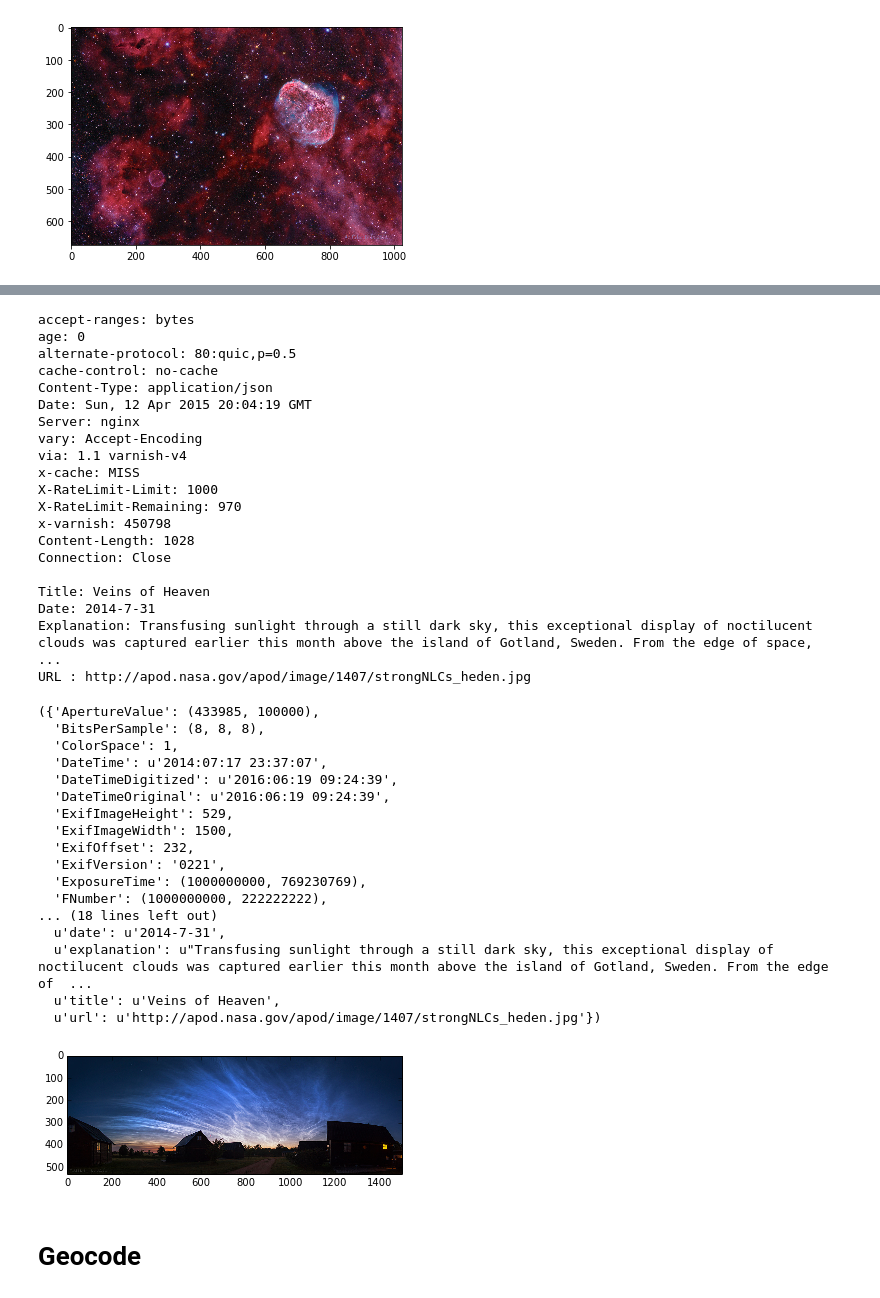
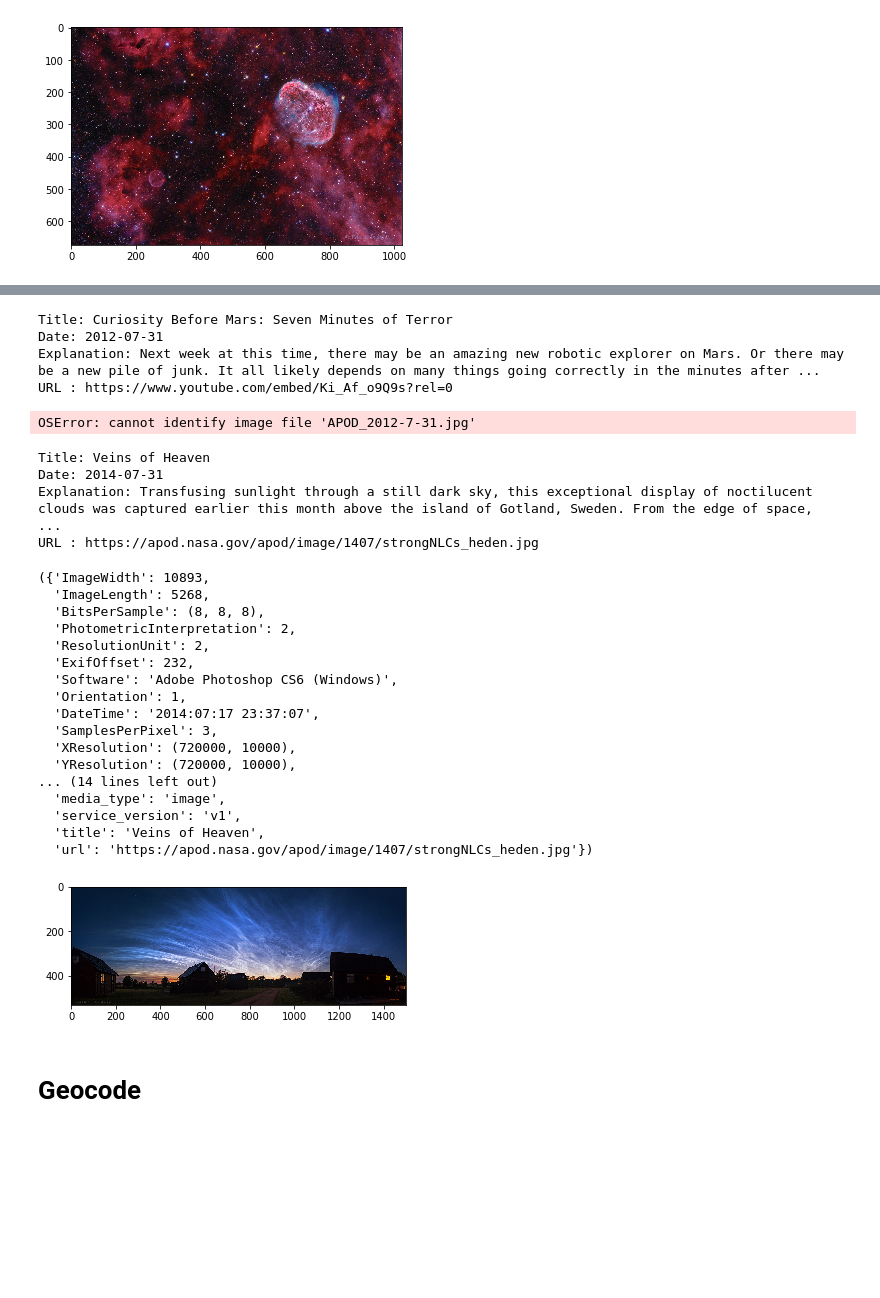
Before and after one commit to crispybacon/ApolloRepo, a Jupyter notebook: important_stuff/NASA endpoints.ipynb, the cells around one changed output, grey strips where cells are left out. Cells and saved outputs as stored; diff of their text form; code cells hidden in the pictures; blank space fills up the shorter version.

Commit message:
Corrected NASA APOD to work with Python3

```diff
--- a/important_stuff/NASA endpoints.ipynb
+++ b/important_stuff/NASA endpoints.ipynb
@@ -48,7 +50,10 @@ def APOD(date, key, hd=False, debug=False):
     PIL_format=PIL.Image.open(fname)
     exif_data = PIL_format._getexif()
     ret = {}
-    for tag, value in exif_data.items():
-        decoded = TAGS.get(tag, tag)
-        ret[decoded] = value
+    try:
+        for tag, value in exif_data.items():
+            decoded = TAGS.get(tag, tag)
+            ret[decoded] = value
+    except:
+        pass
     return ret, response
@@ -104,44 +125,36 @@ APOD('2015-3-20', key)
+# %%
+APOD('2012-7-31', key)
+# %% [output]
+Title: Curiosity Before Mars: Seven Minutes of Terror
+Date: 2012-07-31
+Explanation: Next week at this time, there may be an amazing new robotic explorer on Mars. Or there may be a new pile of junk. It all likely depends on many things going correctly in the minutes after ...
+URL : https://www.youtube.com/embed/Ki_Af_o9Q9s?rel=0
+OSError: cannot identify image file 'APOD_2012-7-31.jpg'
 # %%
-APOD('2014-7-31','True')
+APOD('2014-7-31', key)
 # %% [output]
-accept-ranges: bytes
-age: 0
-alternate-protocol: 80:quic,p=0.5
-cache-control: no-cache
-Content-Type: application/json
-Date: Sun, 12 Apr 2015 20:04:19 GMT
-Server: nginx
-vary: Accept-Encoding
-via: 1.1 varnish-v4
-x-cache: MISS
-X-RateLimit-Limit: 1000
-X-RateLimit-Remaining: 970
-x-varnish: 450798
-Content-Length: 1028
-Connection: Close
-
 Title: Veins of Heaven
-Date: 2014-7-31
+Date: 2014-07-31
 Explanation: Transfusing sunlight through a still dark sky, this exceptional display of noctilucent clouds was captured earlier this month above the island of Gotland, Sweden. From the edge of space,  ...
-URL : http://apod.nasa.gov/apod/image/1407/strongNLCs_heden.jpg
+URL : https://apod.nasa.gov/apod/image/1407/strongNLCs_heden.jpg
-({'ApertureValue': (433985, 100000),
+({'ImageWidth': 10893,
+  'ImageLength': 5268,
   'BitsPerSample': (8, 8, 8),
-  'ColorSpace': 1,
-  'DateTime': u'2014:07:17 23:37:07',
-  'DateTimeDigitized': u'2016:06:19 09:24:39',
-  'DateTimeOriginal': u'2016:06:19 09:24:39',
-  'ExifImageHeight': 529,
-  'ExifImageWidth': 1500,
+  'PhotometricInterpretation': 2,
+  'ResolutionUnit': 2,
   'ExifOffset': 232,
-  'ExifVersion': '0221',
-  'ExposureTime': (1000000000, 769230769),
-  'FNumber': (1000000000, 222222222),
-... (18 lines left out)
-  u'date': u'2014-7-31',
-  u'explanation': u"Transfusing sunlight through a still dark sky, this exceptional display of noctilucent clouds was captured earlier this month above the island of Gotland, Sweden. From the edge of  ...
-  u'title': u'Veins of Heaven',
-  u'url': u'http://apod.nasa.gov/apod/image/1407/strongNLCs_heden.jpg'})
+  'Software': 'Adobe Photoshop CS6 (Windows)',
+  'Orientation': 1,
+  'DateTime': '2014:07:17 23:37:07',
+  'SamplesPerPixel': 3,
+  'XResolution': (720000, 10000),
+  'YResolution': (720000, 10000),
+... (14 lines left out)
+  'media_type': 'image',
+  'service_version': 'v1',
+  'title': 'Veins of Heaven',
+  'url': 'https://apod.nasa.gov/apod/image/1407/strongNLCs_heden.jpg'})
-[figure, old version]
+[figure, new version]
 # %% [markdown]
 # Geocode
 # %%
```
Also changed, not shown: parts of 6 cells of this notebook.
